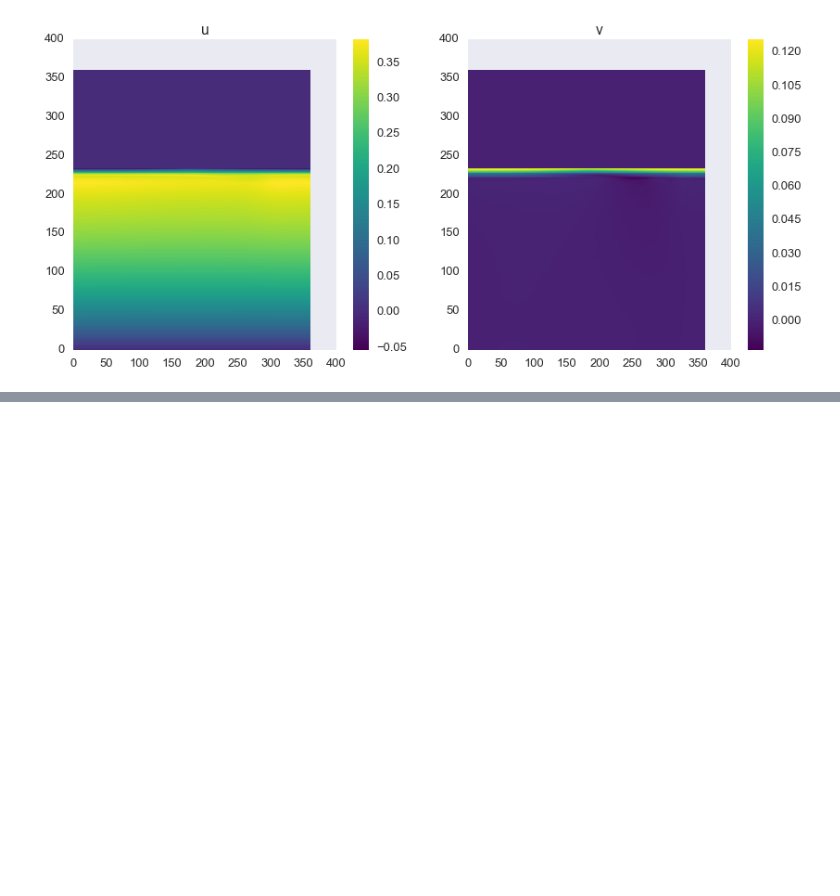
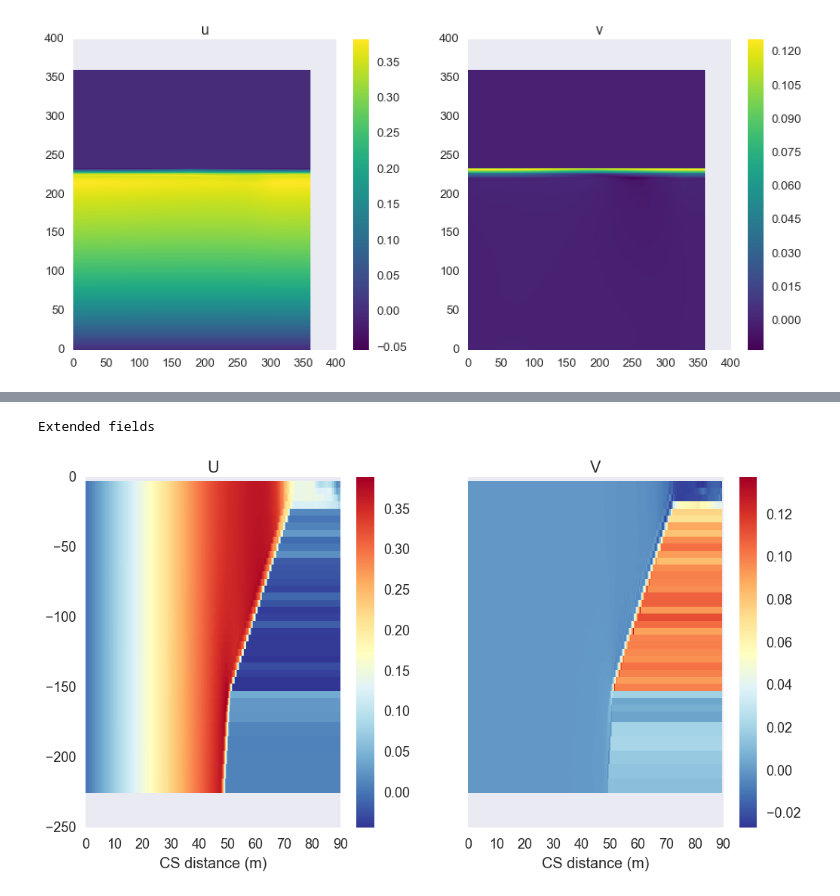
Before and after one commit to UBC-MOAD/buildcanyon, a Jupyter notebook: Stratification/BCs_and_ICs_from_run42.ipynb, the cells around one changed output, grey strips where cells are left out. Drawn from its saved outputs; the diff is of its cells as text; code cells hidden in the pictures; blank space fills up the shorter version.

```diff
--- a/Stratification/BCs_and_ICs_from_run42.ipynb
+++ b/Stratification/BCs_and_ICs_from_run42.ipynb
@@ -319,0 +360,19 @@ ax[1].set_title('v')
+# %%
+sns.set_context('talk')
+fig,ax = plt.subplots(1,2,figsize=(12,6), sharey = True)
+
+pcol1 = ax[0].pcolor(gridNoC.YC[:,120]/1000,gridNoC.RC[:40],UU_CS_ext[:40,:], cmap = 'RdYlBu_r')
+plt.colorbar(pcol1,ax = ax[0])
+ax[0].set_title('U')
+ax[0].set_xlabel('CS distance (m)')
+
+pcol2 = ax[1].pcolor(gridNoC.Yp1[:360]/1000,gridNoC.RC[:40],VV_CS_ext[:40,:], cmap = 'RdYlBu_r')
+plt.colorbar(pcol2,ax = ax[1])
+ax[1].set_title('V')
+ax[1].set_xlabel('CS distance (m)')
+
+
+print('Extended fields')
+# %% [output]
+Extended fields
+[figure, added]
```
Also changed, not shown: parts of 10 cells of this notebook.
